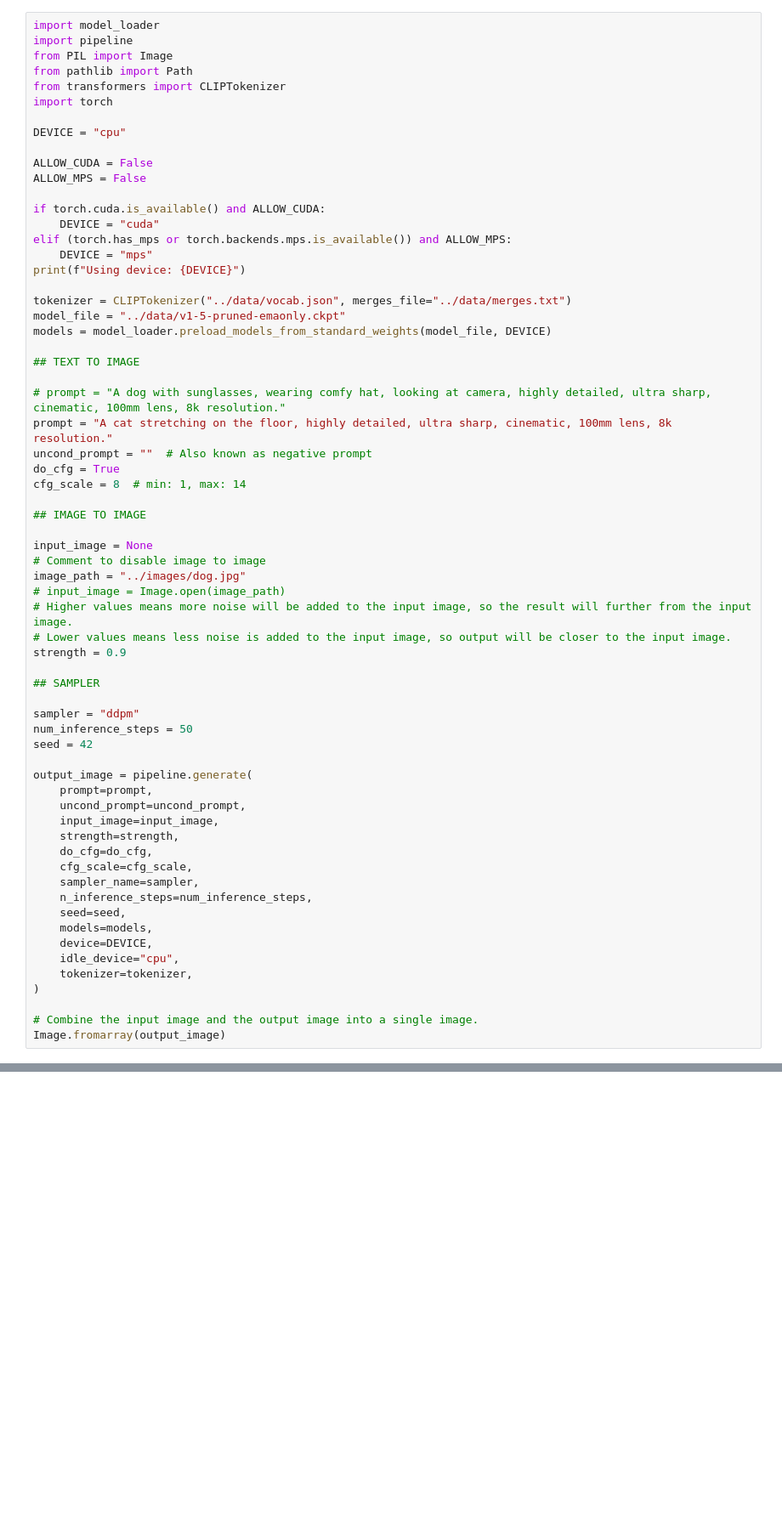
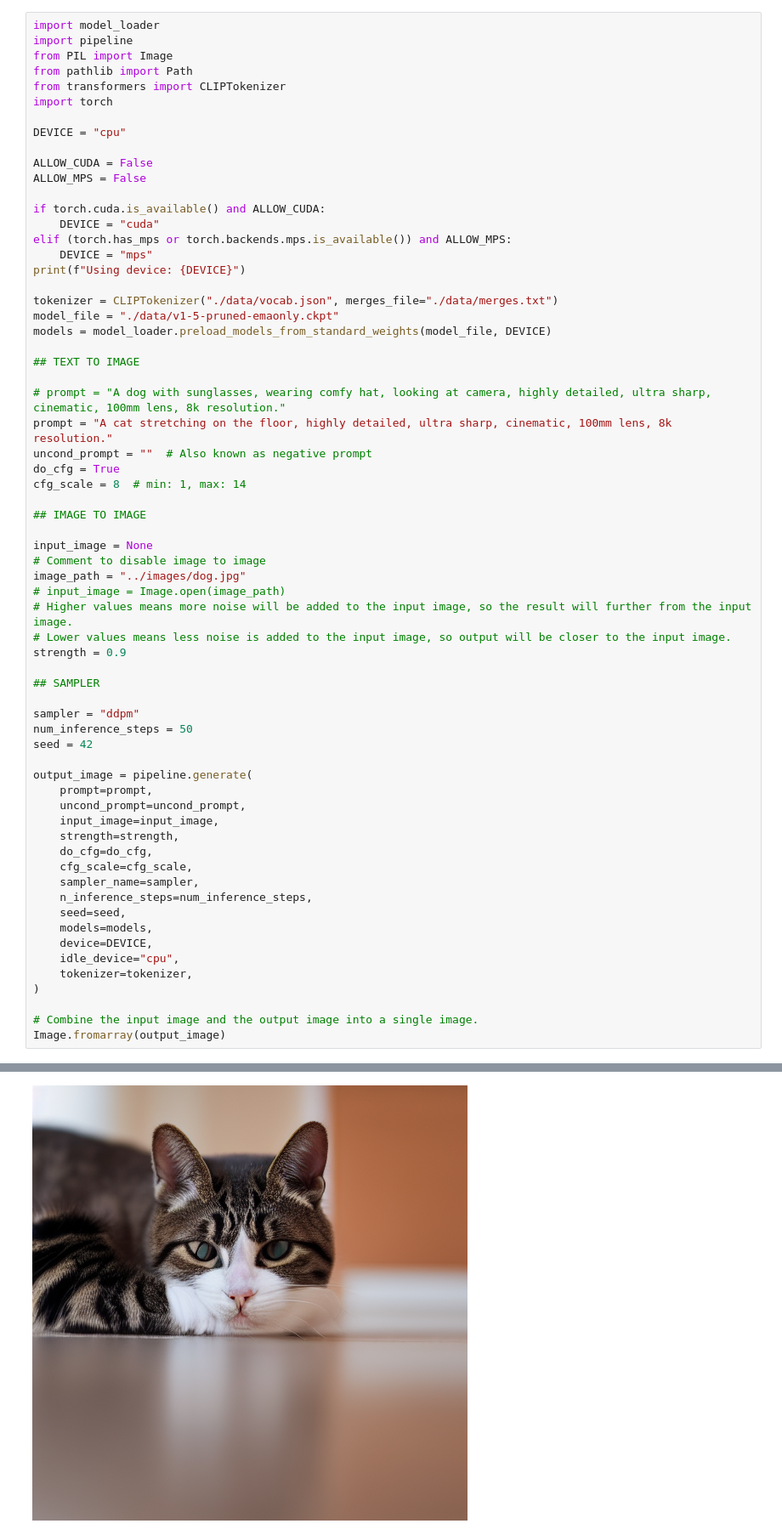
Before and after one commit to PhiVanDat123/Stable_Diffusion, a Jupyter notebook: demo.ipynb, the cells around one changed output, grey strips where cells are left out. Shown: that part at 85% size. Saved outputs shown, nothing was run; the diff lists cells and outputs as text; blank space fills up the shorter version.

```diff
--- a/demo.ipynb
+++ b/demo.ipynb
@@ -17,8 +17,8 @@ elif (torch.has_mps or torch.backends.mps.is_available()) and ALLOW_MPS:
     DEVICE = "mps"
 print(f"Using device: {DEVICE}")
 
-tokenizer = CLIPTokenizer("../data/vocab.json", merges_file="../data/merges.txt")
-model_file = "../data/v1-5-pruned-emaonly.ckpt"
+tokenizer = CLIPTokenizer("./data/vocab.json", merges_file="./data/merges.txt")
+model_file = "./data/v1-5-pruned-emaonly.ckpt"
 models = model_loader.preload_models_from_standard_weights(model_file, DEVICE)
 
 ## TEXT TO IMAGE
@@ -63,3 +63,4 @@ output_image = pipeline.generate(
 
 # Combine the input image and the output image into a single image.
 Image.fromarray(output_image)
+# %% [output]
@@ -65,0 +69 @@ Image.fromarray(output_image)
+[figure, added]
```
Also changed, not shown: parts of 1 cell of this notebook, 4 other files.
